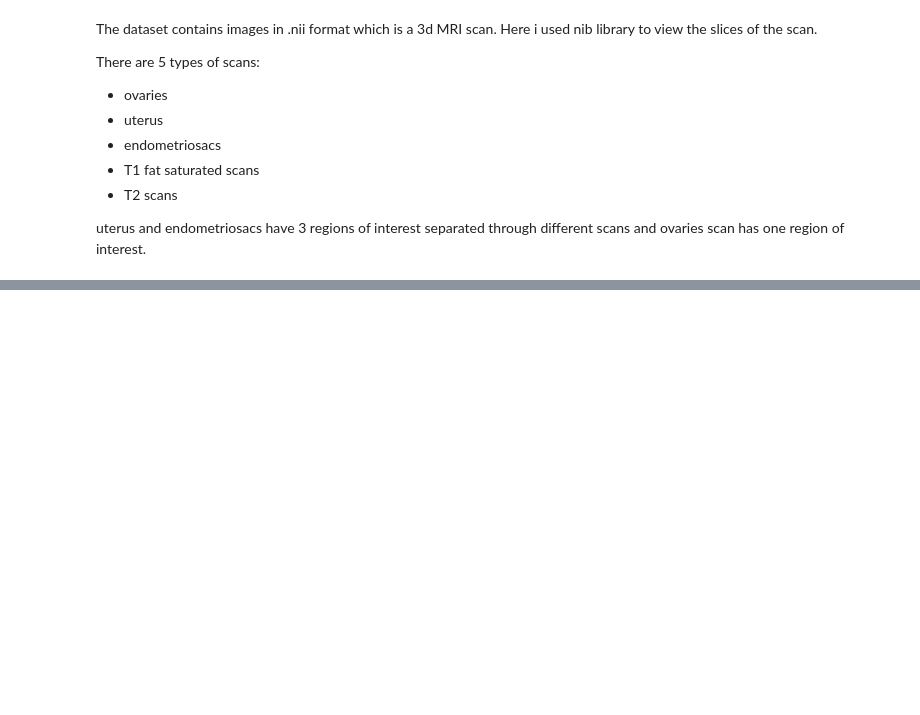
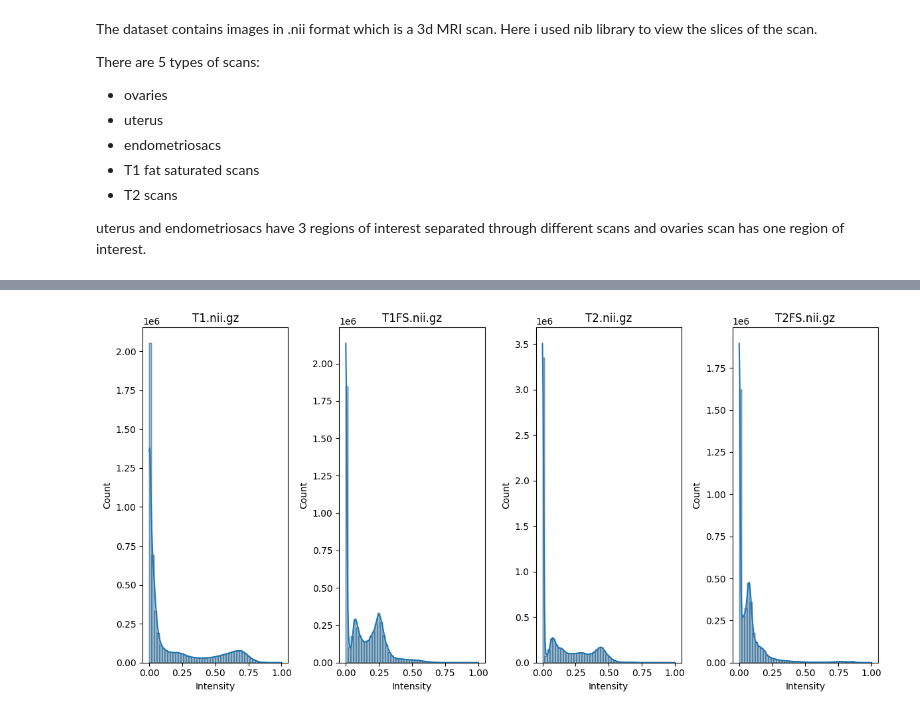
Before and after one commit to GGGoradia/Endometriosis-detection, a Jupyter notebook: modeltraining.ipynb, the cells around one changed output, grey strips where cells are left out. Saved outputs shown, nothing was run; the diff lists cells and outputs as text; code cells hidden in the pictures; blank space fills up the shorter version.

```diff
--- a/modeltraining.ipynb
+++ b/modeltraining.ipynb
@@ -211,0 +30,25 @@ uterus and endometriosacs have 3 regions of interest separated through different
+# %%
+print("=== Dataset Composition ===")
+for dataset in datasets:
+    patient_dirs = [d for d in os.listdir(os.path.join(base_path, dataset)) if d.startswith(dataset[:2])]
+    print(f"{dataset}: {len(patient_dirs)} patients")
+
+    # Count available sequences per patient
+    for patient in tqdm(patient_dirs[:5], desc=f"Sampling {dataset}"):  # Sample first 5 patients
+        patient_path = os.path.join(base_path, dataset, patient)
+        files = os.listdir(patient_path)
+
+        sequences = [f.split('_')[1].split('.')[0] for f in files if '_' in f and 'r' not in f]
+        labels = [f.split('_')[1].split('.')[0] for f in files if '_' in f and any(s in f for s in ['ut', 'ov', 'em', 'cy', 'cds'])]
+
+        results.append({
+            'dataset': dataset,
+            'patient': patient,
+            'sequences': sequences,
+            'labels': labels,
+            'num_sequences': len(sequences),
+            'num_labels': len(labels)
+        })
+
+# Convert to DataFrame for analysis
+df = pd.DataFrame(results)
@@ -211,0 +159,21 @@ uterus and endometriosacs have 3 regions of interest separated through different
+# %%
+def analyze_intensity_distribution(patient_path):
+    """Analyze intensity distribution across sequences"""
+    files = [f for f in os.listdir(patient_path) if any(seq in f for seq in ['T1', 'T2', 'T1FS', 'T2FS'])]
+
+    plt.figure(figsize=(12, 6))
+    for i, mri_file in enumerate(files):
+        img = nib.load(os.path.join(patient_path, mri_file)).get_fdata()
+        normalized = exposure.rescale_intensity(img, out_range=(0, 1))
+
+        plt.subplot(1, len(files), i+1)
+        sns.histplot(normalized.flatten(), bins=50, kde=True)
+        plt.title(f"{mri_file.split('_')[1]}")
+        plt.xlabel('Intensity')
+
+    plt.tight_layout()
+    plt.show()
+
+analyze_intensity_distribution(sample_patient)
+# %% [output]
+[figure, added]
```
Also changed, not shown: parts of 17 cells of this notebook.
